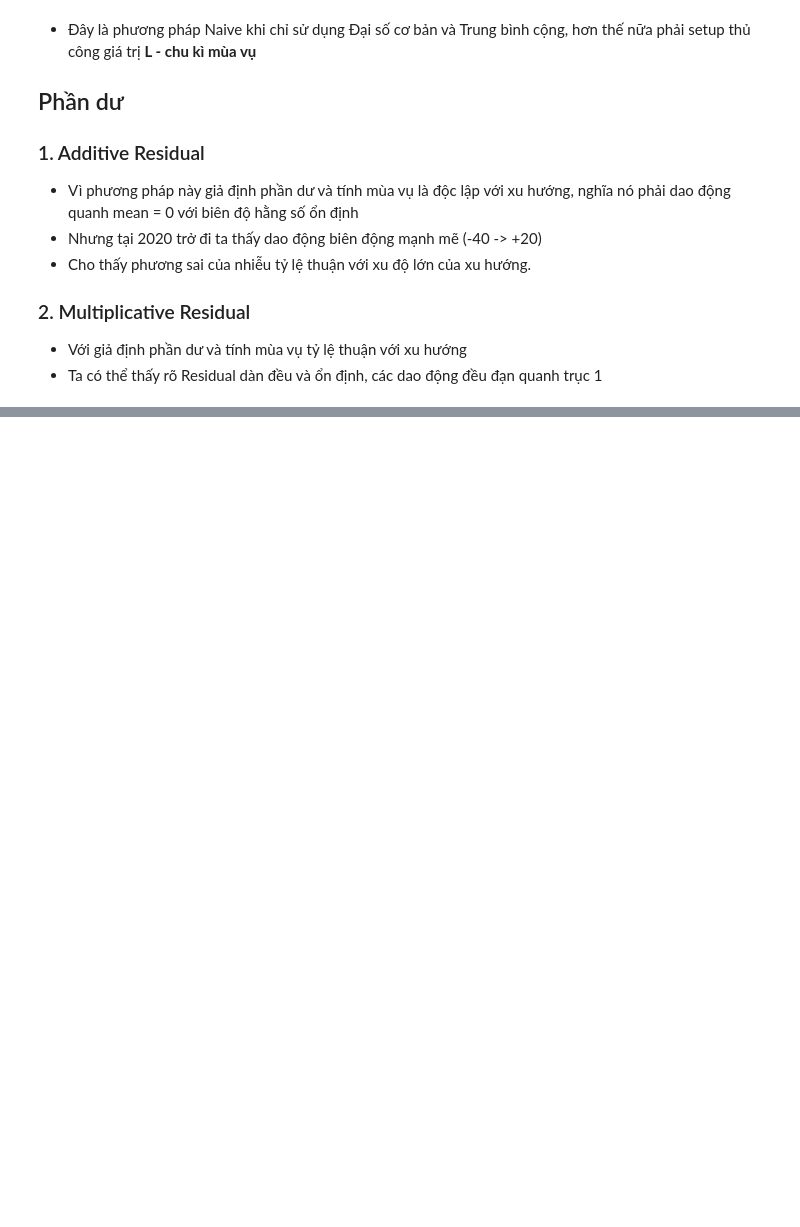
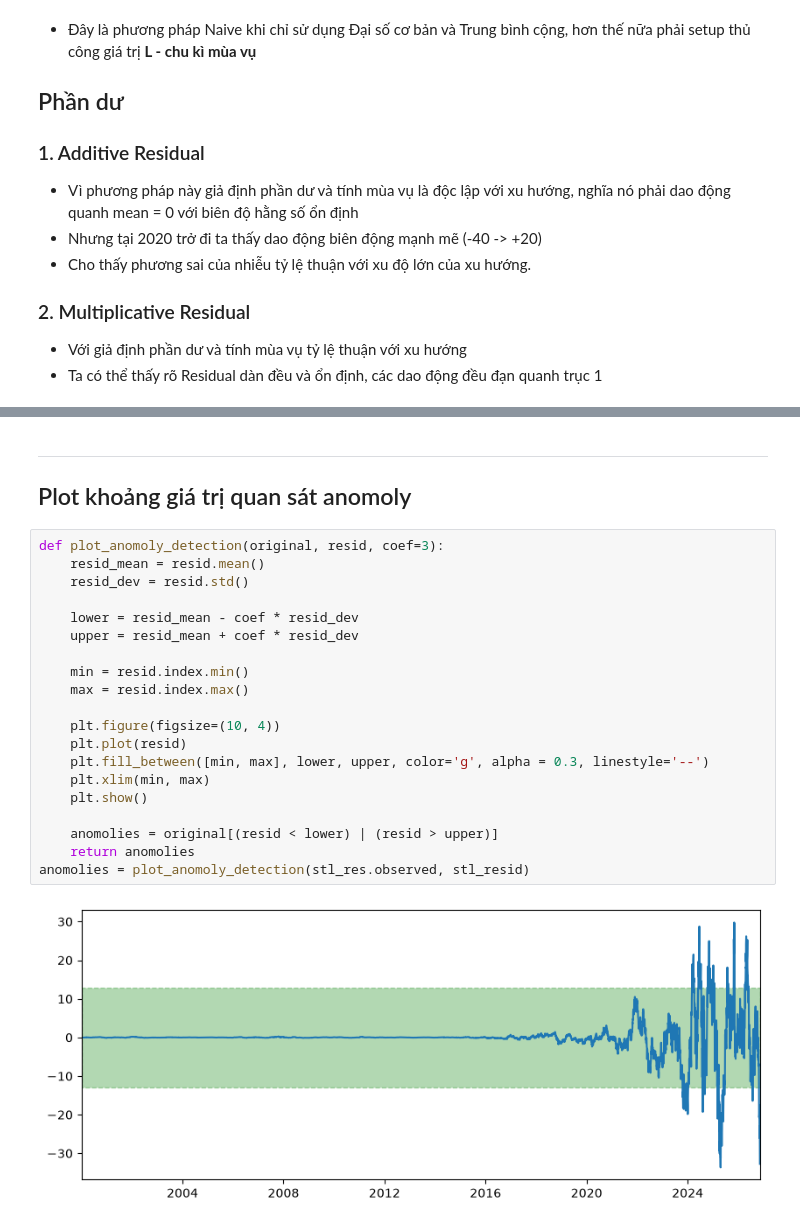
Before and after one commit to Quanbro07/data-mining, a Jupyter notebook: part_a.ipynb, the cells around one changed output, grey strips where cells are left out. Cells and saved outputs as stored; diff of their text form; blank space fills up the shorter version.

```diff
--- a/part_a.ipynb
+++ b/part_a.ipynb
@@ -1038,0 +1219,25 @@ plt.show()
+# %% [markdown]
+---
+## Plot khoảng giá trị quan sát anomoly
+# %%
+def plot_anomoly_detection(original, resid, coef=3):
+    resid_mean = resid.mean()
+    resid_dev = resid.std()
+
+    lower = resid_mean - coef * resid_dev
+    upper = resid_mean + coef * resid_dev
+
+    min = resid.index.min()
+    max = resid.index.max()
+
+    plt.figure(figsize=(10, 4))
+    plt.plot(resid)
+    plt.fill_between([min, max], lower, upper, color='g', alpha = 0.3, linestyle='--')
+    plt.xlim(min, max)
+    plt.show()
+
+    anomolies = original[(resid < lower) | (resid > upper)]
+    return anomolies
+anomolies = plot_anomoly_detection(stl_res.observed, stl_resid)
+# %% [output]
+[figure, added]
```
Also changed, not shown: parts of 41 cells of this notebook.
